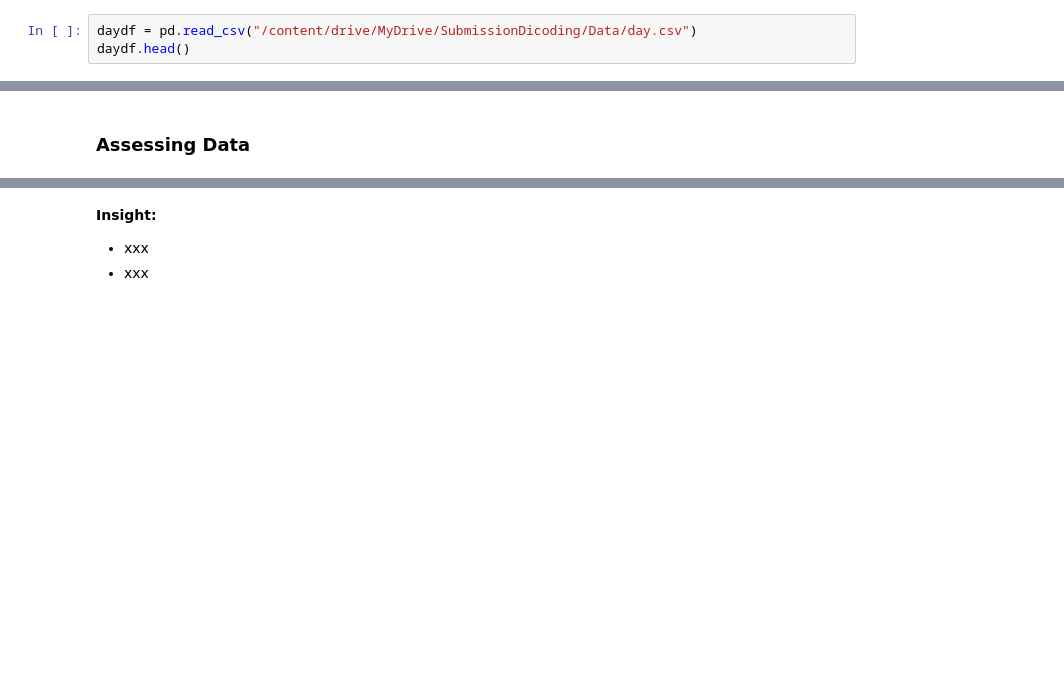
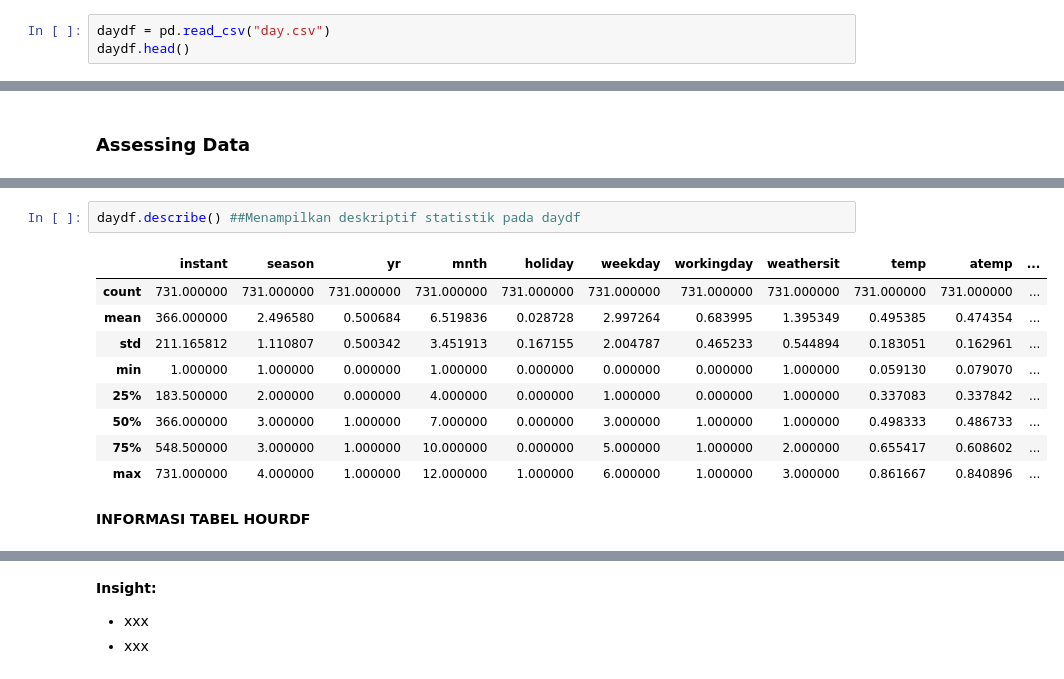
Before and after one commit to ItSam77/DataAnalyze, a Jupyter notebook: Proyek_Analisis_Data.ipynb, the cells around one changed output, grey strips where cells are left out. Cells and saved outputs as stored; diff of their text form; blank space fills up the shorter version.

Commit message:
Make a Assessing Data

```diff
--- a/Proyek_Analisis_Data.ipynb
+++ b/Proyek_Analisis_Data.ipynb
@@ -39,7 +37,7 @@ hourdf.head()
 | 3 | 4 | 2011-01-01 | 1 | 0 | 1 | 3 | 0 | 6 | 0 | 1 | ... |
 | 4 | 5 | 2011-01-01 | 1 | 0 | 1 | 4 | 0 | 6 | 0 | 1 | ... |
 # %%
-daydf = pd.read_csv("/content/drive/MyDrive/SubmissionDicoding/Data/day.csv")
+daydf = pd.read_csv("day.csv")
 daydf.head()
 # %% [output]
 |  | instant | dteday | season | yr | mnth | holiday | weekday | workingday | weathersit | temp | ... |
@@ -96,0 +101,14 @@ memory usage: 2.3+ MB
+# %%
+daydf.describe() ##Menampilkan deskriptif statistik pada daydf
+# %% [output]
+|  | instant | season | yr | mnth | holiday | weekday | workingday | weathersit | temp | atemp | ... |
+| count | 731.000000 | 731.000000 | 731.000000 | 731.000000 | 731.000000 | 731.000000 | 731.000000 | 731.000000 | 731.000000 | 731.000000 | ... |
+| mean | 366.000000 | 2.496580 | 0.500684 | 6.519836 | 0.028728 | 2.997264 | 0.683995 | 1.395349 | 0.495385 | 0.474354 | ... |
+| std | 211.165812 | 1.110807 | 0.500342 | 3.451913 | 0.167155 | 2.004787 | 0.465233 | 0.544894 | 0.183051 | 0.162961 | ... |
+| min | 1.000000 | 1.000000 | 0.000000 | 1.000000 | 0.000000 | 0.000000 | 0.000000 | 1.000000 | 0.059130 | 0.079070 | ... |
+| 25% | 183.500000 | 2.000000 | 0.000000 | 4.000000 | 0.000000 | 1.000000 | 0.000000 | 1.000000 | 0.337083 | 0.337842 | ... |
+| 50% | 366.000000 | 3.000000 | 1.000000 | 7.000000 | 0.000000 | 3.000000 | 1.000000 | 1.000000 | 0.498333 | 0.486733 | ... |
+| 75% | 548.500000 | 3.000000 | 1.000000 | 10.000000 | 0.000000 | 5.000000 | 1.000000 | 2.000000 | 0.655417 | 0.608602 | ... |
+| max | 731.000000 | 4.000000 | 1.000000 | 12.000000 | 1.000000 | 6.000000 | 1.000000 | 3.000000 | 0.861667 | 0.840896 | ... |
+# %% [markdown]
+**INFORMASI TABEL HOURDF**
```
Also changed, not shown: parts of 12 cells of this notebook.
